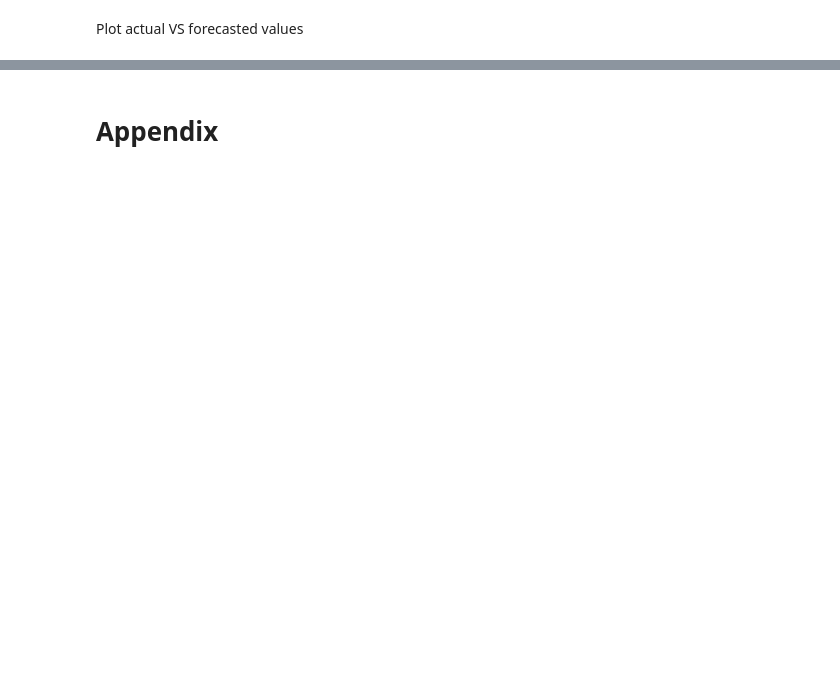
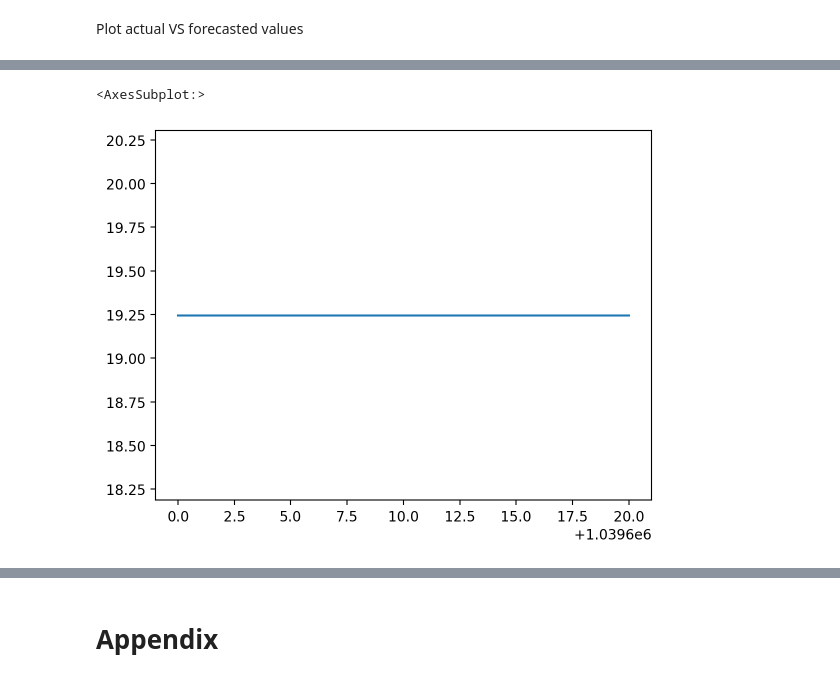
Before and after one commit to Adamouization/Solar-Irradiance-Forecasting, a Jupyter notebook: src/notebooks/4_LSTM.ipynb, the cells around one changed output, grey strips where cells are left out. Cells and saved outputs as stored; diff of their text form; code cells hidden in the pictures; blank space fills up the shorter version.

```diff
--- a/src/notebooks/4_LSTM.ipynb
+++ b/src/notebooks/4_LSTM.ipynb
@@ -459,0 +552,5 @@ plt.show()
+# %%
+df_test_single_day = df_test.iloc[time_step:time_step+21]
+df_test_single_day["preds"] = predictions[0]
+df_test_single_day["rmse"] = sqrt(mean_squared_error(df_test_single_day["ghi"], df_test_single_day["preds"]))
+display(df_test_single_day)
@@ -459,0 +575,5 @@ plt.show()
+# %%
+df_test_single_day["rmse"].plot()
+# %% [output]
+<AxesSubplot:>
+[figure, added]
```
Also changed, not shown: parts of 25 cells of this notebook, 6 other files.
